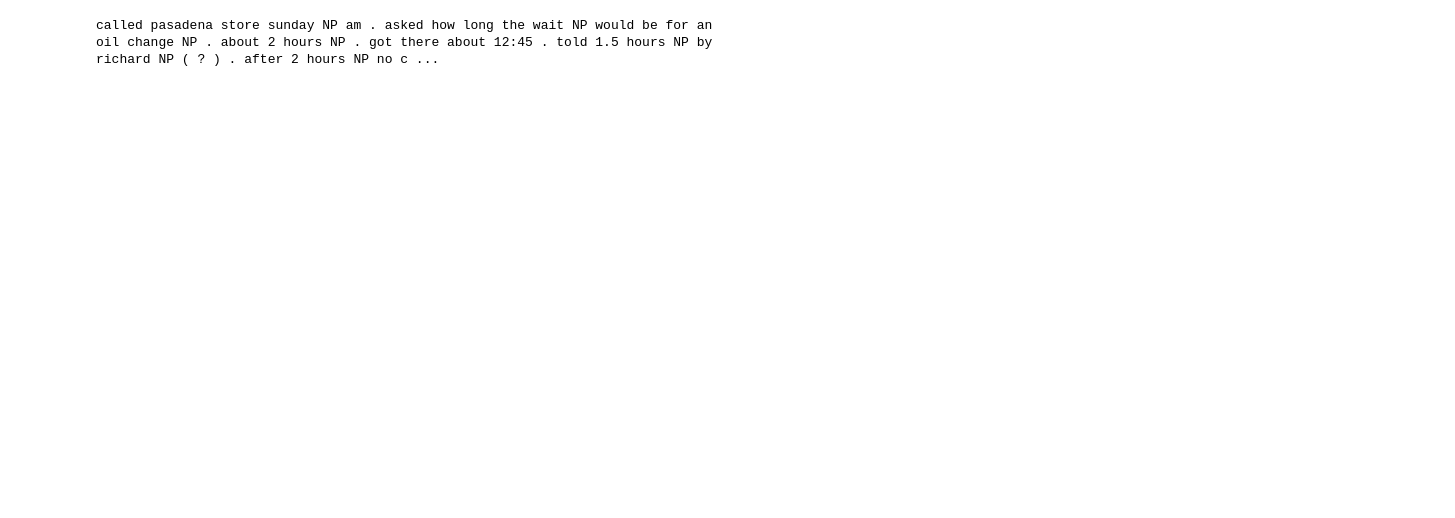
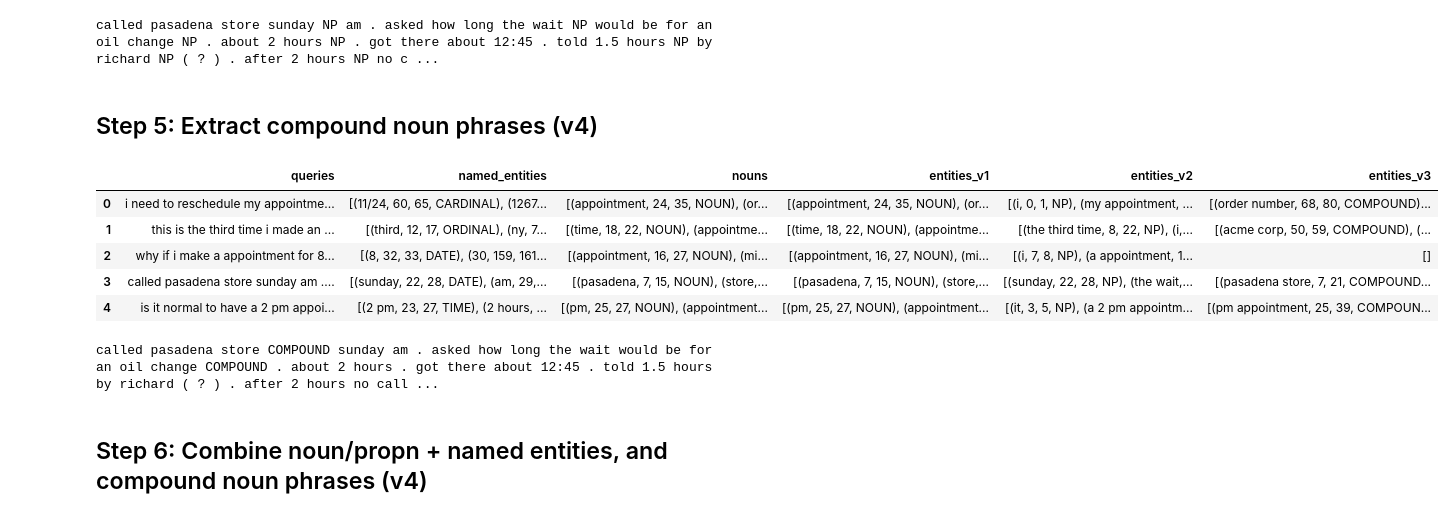
Before and after one commit to SocialSharma/named_entity_recognition, a Jupyter notebook: entity_extraction_v1.ipynb, the cells around one changed output. Saved outputs shown, nothing was run; the diff lists cells and outputs as text; code cells hidden in the pictures; blank space fills up the shorter version.

```diff
--- a/entity_extraction_v1.ipynb
+++ b/entity_extraction_v1.ipynb
@@ -153,3 +153,33 @@ column = 'entities_v2'
 render_entities(3, df, options=options, column=column)
 # %% [output]
 called pasadena store sunday NP am . asked how long the wait NP would be for an oil change NP . about 2 hours NP . got there about 12:45 . told 1.5 hours NP by richard NP ( ? ) . after 2 hours NP no c ...
+# %% [markdown]
+## Step 5: Extract compound noun phrases (v4)
+# %%
+def extract_entities_v3(query):
+    compound_nps = []
+    for tok in nlp(query):
+        if tok.dep_ == 'compound':
+            compound = ' '.join([tok.text, tok.head.text])
+            compound_nps.append((compound, tok.idx, tok.idx+len(compound), tok.dep_.upper()))
+    return compound_nps
+
+def add_entities_v3(df):
+    df['entities_v3'] = df['queries'].apply(extract_entities_v3)
+# %%
+add_entities_v3(df)
+display(df)
+# %% [output]
+|  | queries | named_entities | nouns | entities_v1 | entities_v2 | entities_v3 |
+| 0 | i need to reschedule my appointme... | [(11/24, 60, 65, CARDINAL), (1267... | [(appointment, 24, 35, NOUN), (or... | [(appointment, 24, 35, NOUN), (or... | [(i, 0, 1, NP), (my appointment, ... | [(order number, 68, 80, COMPOUND)... |
+| 1 | this is the third time i made an ... | [(third, 12, 17, ORDINAL), (ny, 7... | [(time, 18, 22, NOUN), (appointme... | [(time, 18, 22, NOUN), (appointme... | [(the third time, 8, 22, NP), (i,... | [(acme corp, 50, 59, COMPOUND), (... |
+| 2 | why if i make a appointment for 8... | [(8, 32, 33, DATE), (30, 159, 161... | [(appointment, 16, 27, NOUN), (mi... | [(appointment, 16, 27, NOUN), (mi... | [(i, 7, 8, NP), (a appointment, 1... | [] |
+| 3 | called pasadena store sunday am .... | [(sunday, 22, 28, DATE), (am, 29,... | [(pasadena, 7, 15, NOUN), (store,... | [(pasadena, 7, 15, NOUN), (store,... | [(sunday, 22, 28, NP), (the wait,... | [(pasadena store, 7, 21, COMPOUND... |
+| 4 | is it normal to have a 2 pm appoi... | [(2 pm, 23, 27, TIME), (2 hours, ... | [(pm, 25, 27, NOUN), (appointment... | [(pm, 25, 27, NOUN), (appointment... | [(it, 3, 5, NP), (a 2 pm appointm... | [(pm appointment, 25, 39, COMPOUN... |
+# %%
+column = 'entities_v3'
+render_entities(3, df, options=options, column=column)
+# %% [output]
+called pasadena store COMPOUND sunday am . asked how long the wait would be for an oil change COMPOUND . about 2 hours . got there about 12:45 . told 1.5 hours by richard ( ? ) . after 2 hours no call ...
+# %% [markdown]
+## Step 6: Combine noun/propn + named entities, and compound noun phrases (v4)
```
Also changed, not shown: parts of 11 cells of this notebook.
